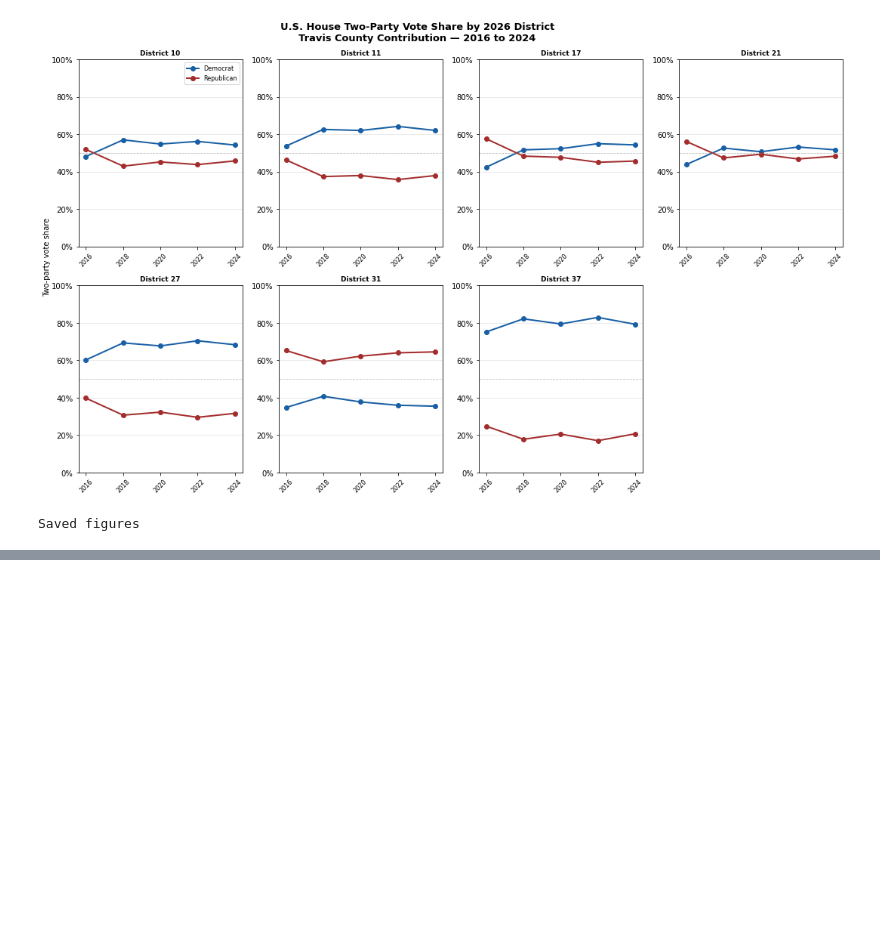
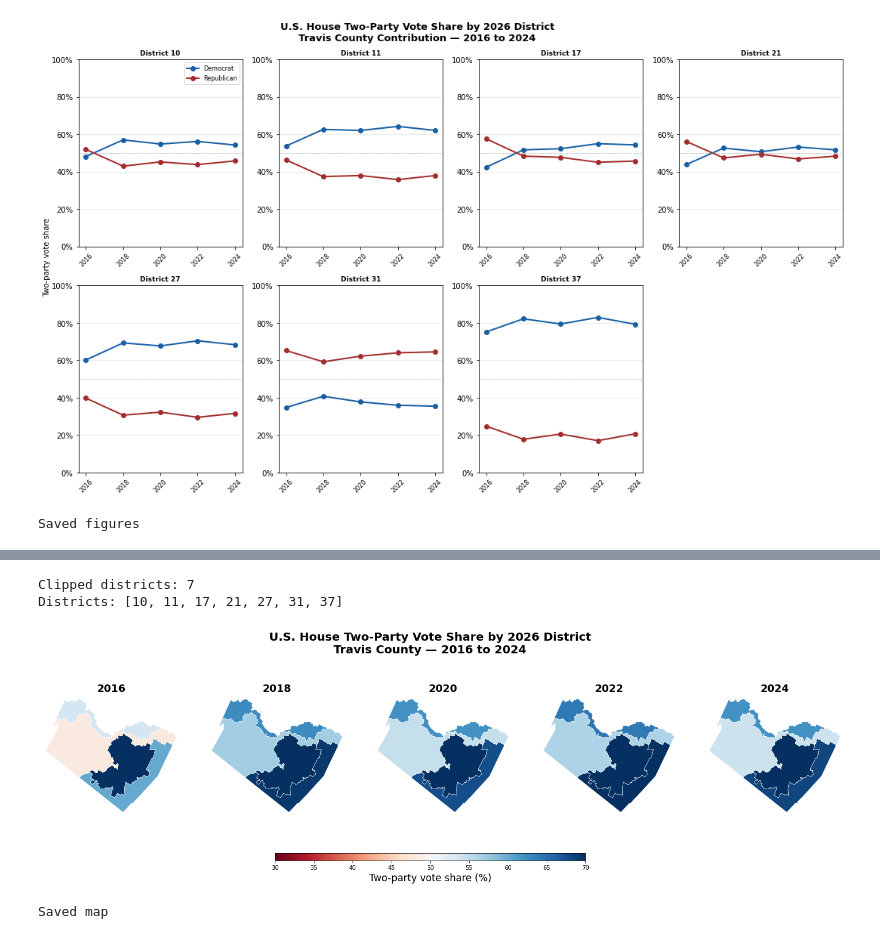
Before and after one commit to bluebonnet-data/bb-unified-election-data, a Jupyter notebook: notebooks/07_time_series_pipeline.ipynb, the cells around one changed output, grey strips where cells are left out. Drawn from its saved outputs; the diff is of its cells as text; code cells hidden in the pictures; blank space fills up the shorter version.

Commit message:
Add time series visualizations — vote share trend, change map, turnout maps

```diff
--- a/notebooks/07_time_series_pipeline.ipynb
+++ b/notebooks/07_time_series_pipeline.ipynb
@@ -120,13 +120,13 @@ print(f"Census blocks: {len(blocks)}")
 
 # Load population counts
 pop = pd.read_csv('../data/raw/census/Blocks_Pop.txt', dtype={'SCTBKEY': str})
-pop = pop[pop['SCTBKEY'].str.startswith('48' + str(COUNTY_FIPS))].copy()
+pop = pop[pop['SCTBKEY'].str.startswith(str(COUNTY_FIPS))].copy()
 print(f"Population records: {len(pop)}")
 
 # Join population to blocks
-blocks = blocks.merge(pop[['SCTBKEY', 'total']], on='SCTBKEY', how='left')
-blocks['total'] = blocks['total'].fillna(0)
-print(f"Total population: {blocks['total'].sum():,.0f}")
+blocks = blocks.merge(pop[['SCTBKEY', 'POP100']], on='SCTBKEY', how='left')
+blocks['POP100'] = blocks['POP100'].fillna(0)
+print(f"Total population: {blocks['POP100'].sum():,.0f}")
 # %% [output]
 Census blocks: 16906
 Population records: 16906
@@ -586,0 +594,59 @@ Saved figures
+# %%
+# =============================================================================
+# STEP 10 — Maps
+# =============================================================================
+
+# Load 2026 districts and clip to Travis County boundary
+travis_boundary = precincts_2020.dissolve()  # Dissolve all precincts into one Travis County shape
+districts_clipped = gpd.clip(districts.to_crs(precincts_2020.crs), travis_boundary)
+
+print(f"Clipped districts: {len(districts_clipped)}")
+print(f"Districts: {sorted(districts_clipped['District'].unique())}")
+# %% [output]
+Clipped districts: 7
+Districts: [10, 11, 17, 21, 27, 31, 37]
+# %%
+fig, axes = plt.subplots(1, 5, figsize=(25, 6))
+
+for i, year in enumerate(years_to_plot):
+    ax = axes[i]
+
+    year_data = pivot_2026[pivot_2026['year'] == year][['new_district_id', 'dem_share']].copy()
+    year_data.columns = ['District', 'dem_share']
+
+    districts_year = districts_clipped.merge(year_data, on='District', how='left')
+
+    districts_year.plot(
+        column='dem_share',
+        ax=ax,
+        cmap='RdBu',
+        vmin=30,
+        vmax=70,
+        legend=False,
+        edgecolor='white',
+        linewidth=0.5
+    )
+
+    ax.set_title(f'{year}', fontweight='bold', fontsize=18)
+    ax.set_axis_off()
+
+    # Zoom into Travis County bounds
+    bounds = districts_clipped.total_bounds
+    ax.set_xlim(bounds[0] - 2000, bounds[2] + 2000)
+    ax.set_ylim(bounds[1] - 2000, bounds[3] + 2000)
+
+sm = plt.cm.ScalarMappable(cmap='RdBu', norm=plt.Normalize(vmin=30, vmax=70))
+sm.set_array([])
+cbar_ax = fig.add_axes([0.35, 0.08, 0.3, 0.03])
+cbar = fig.colorbar(sm, cax=cbar_ax, orientation='horizontal')
+cbar.set_label('Two-party vote share (%)', fontsize=17)
+
+plt.suptitle('U.S. House Two-Party Vote Share by 2026 District\nTravis County — 2016 to 2024',
+             fontsize=20, fontweight='bold', y=1.0)
+
+plt.savefig(f'../docs/images/{COUNTY_SLUG}_house_maps.png', dpi=150, bbox_inches='tight')
+plt.show()
+print("Saved map")
+# %% [output]
+[figure, added]
+Saved map
```
Also changed, not shown: parts of 4 cells of this notebook, 4 other files.
